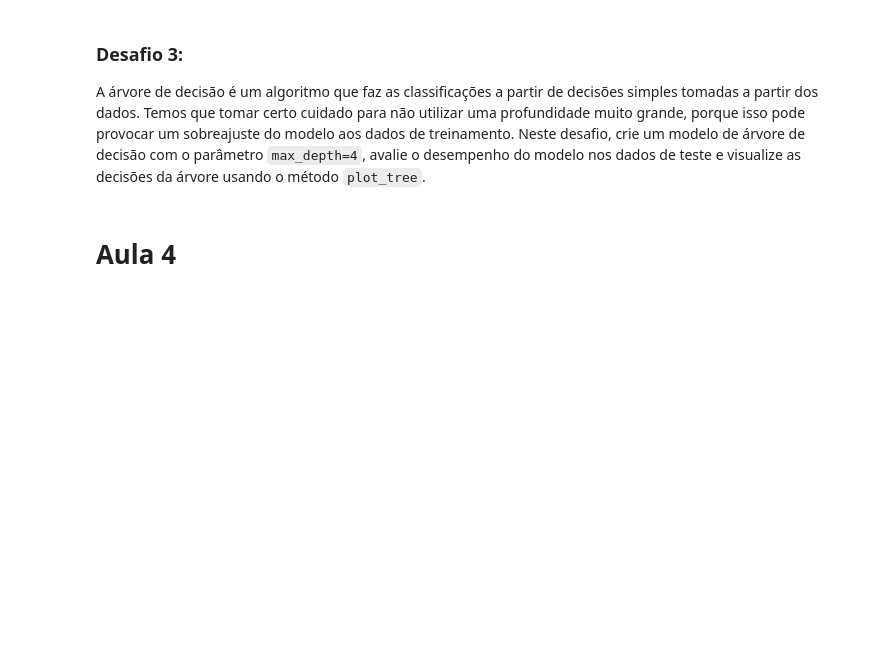
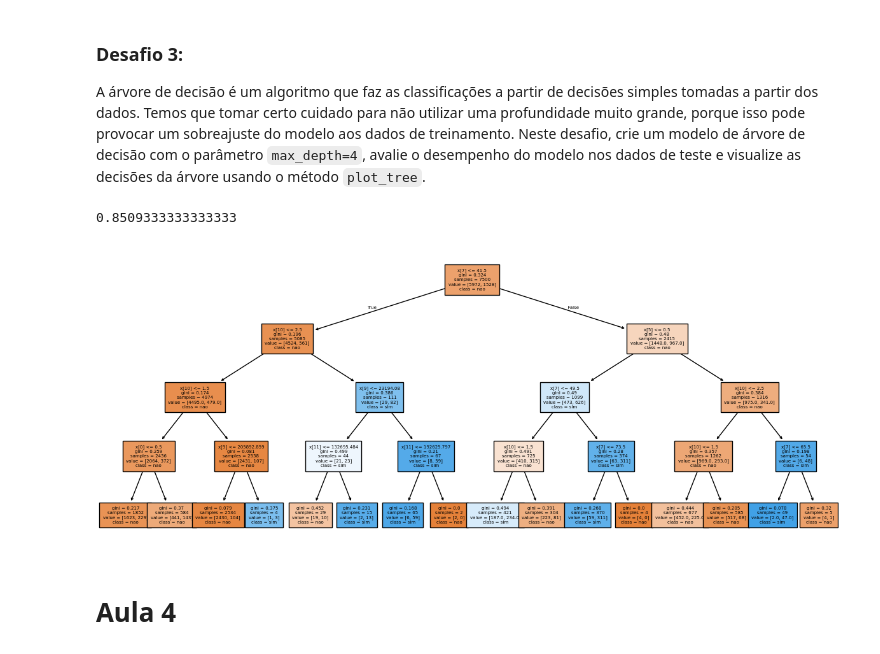
Before and after one commit to GuilhermePereiraRamalho/Machine-Learning, a Jupyter notebook: Classificação de dados/desafio.ipynb, the cells around one changed output. Drawn from its saved outputs; the diff is of its cells as text; code cells hidden in the pictures; blank space fills up the shorter version.

```diff
--- a/Classificação de dados/desafio.ipynb
+++ b/Classificação de dados/desafio.ipynb
@@ -183,7 +183,18 @@ array([1, 0, 1, ..., 1, 1, 0])
 ### Desafio 1:
 
 A separação dos dados entre conjunto de treinamento e teste é essencial para compreender se um modelo está conseguindo aprender os padrões e generalizar para novos dados. Nesta tarefa, faça a divisão da base de dados entre treinamento e teste de forma estratificada.
+# %%
+from sklearn.model_selection import train_test_split
+
+x_train, x_test, y_train, y_test = train_test_split(x, y, stratify=y, random_state=5)
 # %% [markdown]
 ### Desafio 2:
 
 Um modelo de base é muito importante para definir um critério de comparação para modelos mais complexos. Nesta etapa, crie um modelo de base com o `DummyClassifier` e encontre a taxa de acerto com o método `score`.
+# %%
+from sklearn.dummy import DummyClassifier
+
+dummy = DummyClassifier()
+dummy.fit(x_train, y_train)
+
+dummy.score(x_test, y_test)
@@ -191,6 +204,22 @@ Um modelo de base é muito importante para definir um critério de comparação
 ### Desafio 3:
 
 A árvore de decisão é um algoritmo que faz as classificações a partir de decisões simples tomadas a partir dos dados. Temos que tomar certo cuidado para não utilizar uma profundidade muito grande, porque isso pode provocar um sobreajuste do modelo aos dados de treinamento. Neste desafio, crie um modelo de árvore de decisão com o parâmetro `max_depth=4`, avalie o desempenho do modelo nos dados de teste e visualize as decisões da árvore usando o método `plot_tree`.
+# %%
+from sklearn.tree import DecisionTreeClassifier
+
+tree = DecisionTreeClassifier(max_depth=4, random_state=5)
+tree.fit(x_train, y_train)
+tree.score(x_train, y_train)
+# %% [output]
+0.8509333333333333
+# %%
+from sklearn.tree import plot_tree
+import matplotlib.pyplot as plt
+
+plt.figure(figsize= (15,6))
+plot_tree(tree, filled=True, class_names=["nao", "sim"], fontsize=5);
+# %% [output]
+[figure, added]
 # %% [markdown]
 # Aula 4
 # %% [markdown]
```
Also changed, not shown: parts of 1 cell of this notebook.
